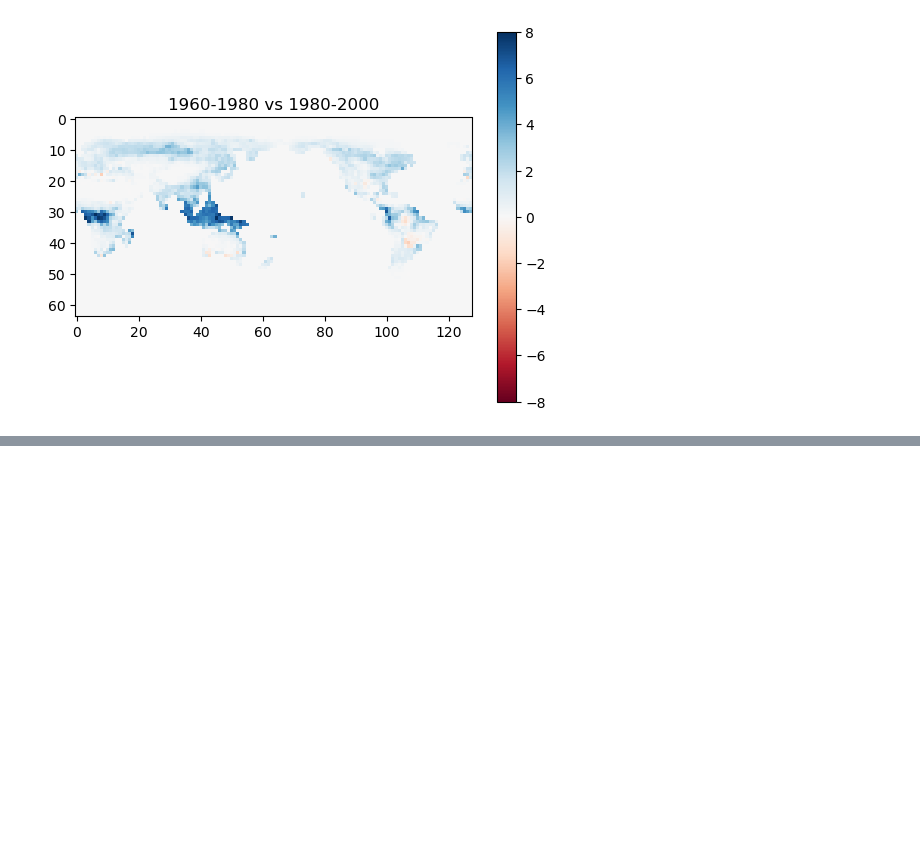
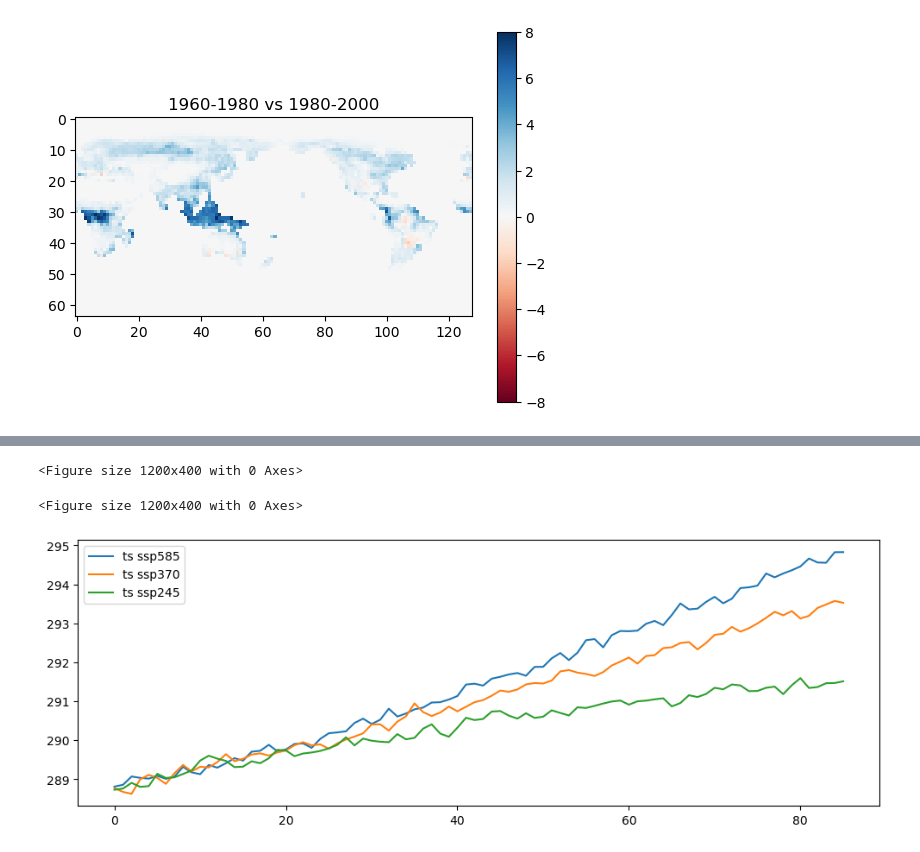
Before and after one commit to ffloof/CMIPscript, a Jupyter notebook: ModelViz.ipynb, the cells around one changed output, grey strips where cells are left out. Drawn from its saved outputs; the diff is of its cells as text; code cells hidden in the pictures; blank space fills up the shorter version.

```diff
--- a/ModelViz.ipynb
+++ b/ModelViz.ipynb
@@ -80,0 +216,10 @@ Text(0.5, 1.0, '1960-1980 vs 1980-2000')
+# %%
+timeseries({
+    "ts ssp585":"./ts_Amon_CanESM5_ssp585_r1i1p1f1_gn_201501-210012.nc",
+    "ts ssp370":"./ts_Amon_CanESM5_ssp370_r1i1p1f1_gn_201501-210012.nc",
+    "ts ssp245":"./ts_Amon_CanESM5_ssp245_r1i1p1f1_gn_201501-210012.nc",
+}, combined=True)
+# %% [output]
+<Figure size 1200x400 with 0 Axes>
+<Figure size 1200x400 with 0 Axes>
+[figure, added]
```
Also changed, not shown: parts of 10 cells of this notebook, 1 other file.
